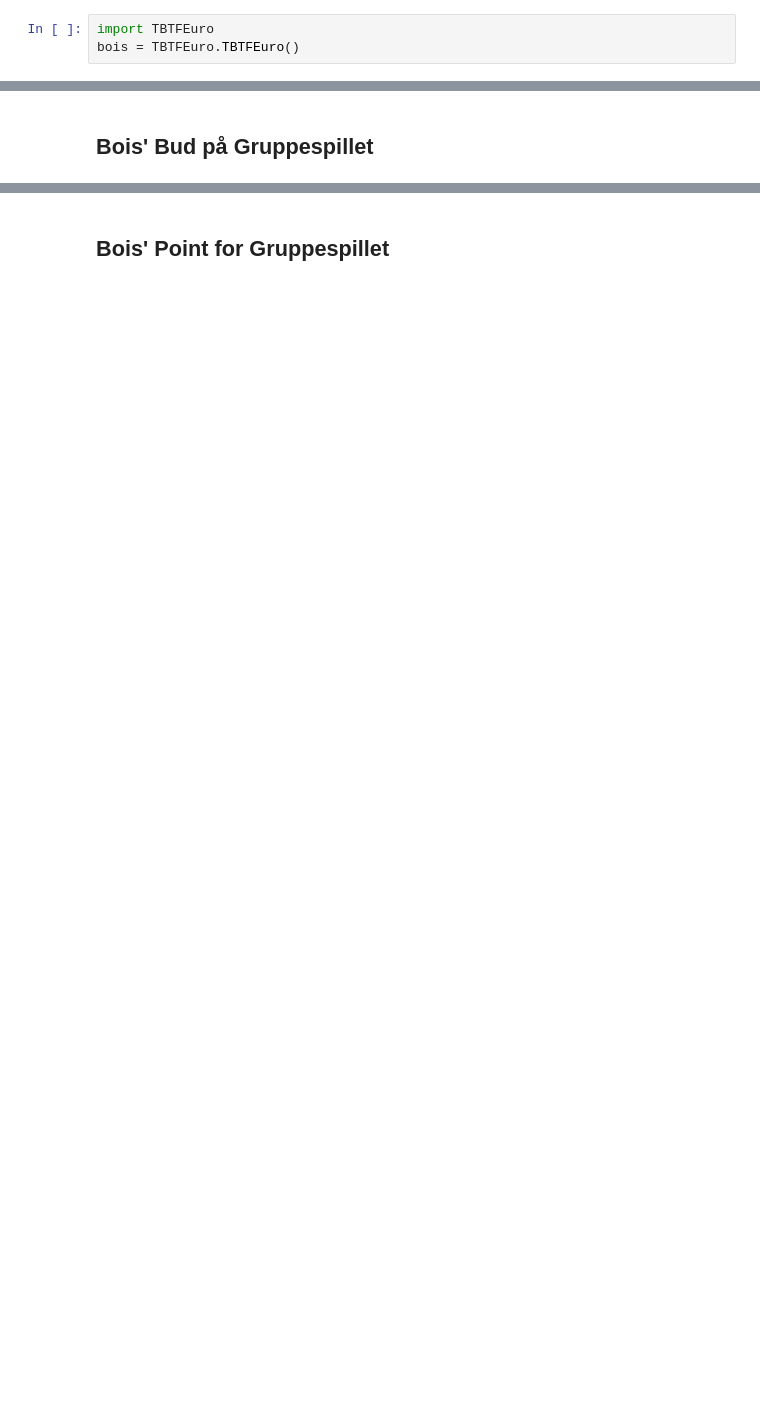
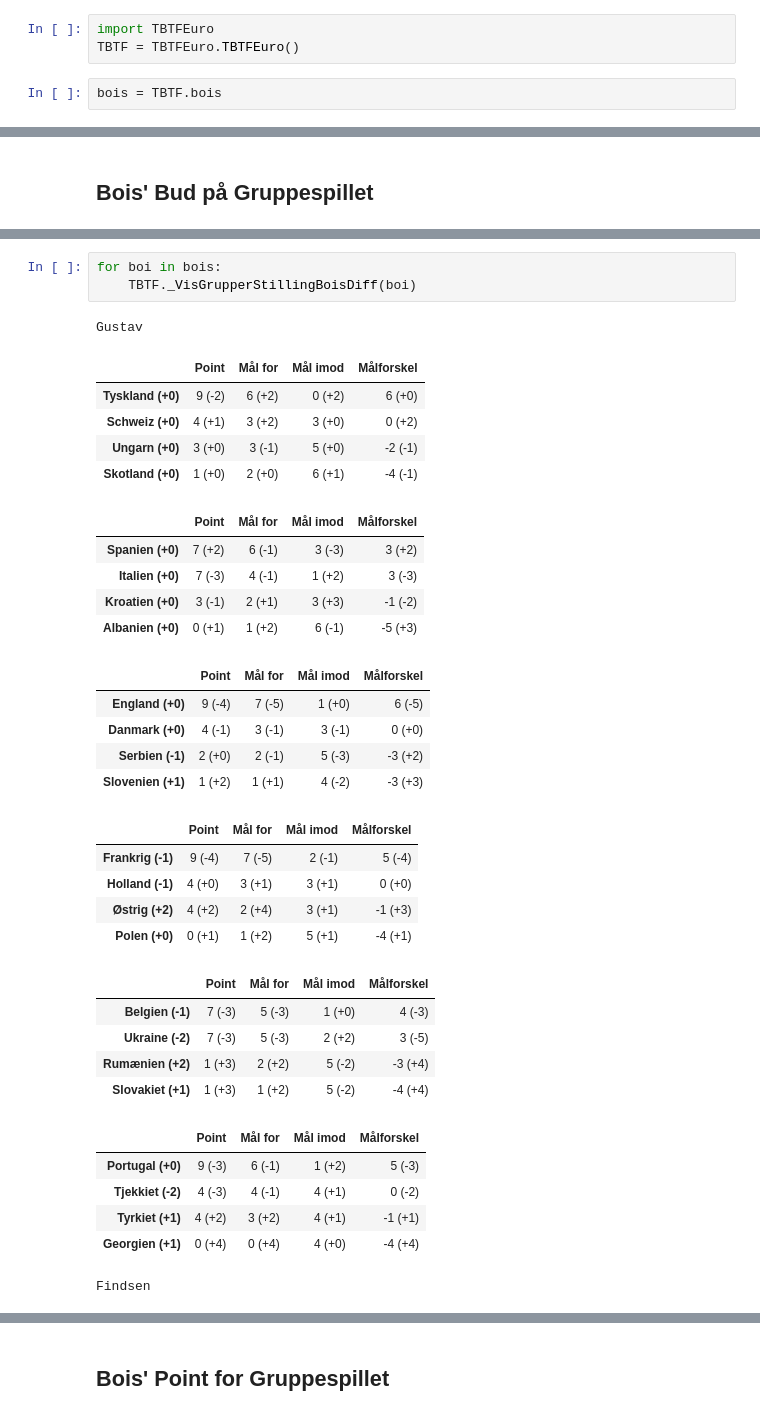
Before and after one commit to GustavRugaard/TBTFEuro, a Jupyter notebook: TBTFEuro.ipynb, the cells around one changed output, grey strips where cells are left out. Saved outputs shown, nothing was run; the diff lists cells and outputs as text; blank space fills up the shorter version.

```diff
--- a/TBTFEuro.ipynb
+++ b/TBTFEuro.ipynb
@@ -2,7 +2,9 @@
 # Too Big to Fail Goes to the Euros 2024
 # %%
 import TBTFEuro
-bois = TBTFEuro.TBTFEuro()
+TBTF = TBTFEuro.TBTFEuro()
+# %%
+bois = TBTF.bois
 # %% [markdown]
 ## Realiseret Gruppespil
 # %%
@@ -13,0 +18,36 @@ bois._VisGrupperStilling()
+# %%
+for boi in bois:
+    TBTF._VisGrupperStillingBoisDiff(boi)
+# %% [output]
+Gustav
+|  | Point | Mål for | Mål imod | Målforskel |
+| Tyskland (+0) | 9 (-2) | 6 (+2) | 0 (+2) | 6 (+0) |
+| Schweiz (+0) | 4 (+1) | 3 (+2) | 3 (+0) | 0 (+2) |
+| Ungarn (+0) | 3 (+0) | 3 (-1) | 5 (+0) | -2 (-1) |
+| Skotland (+0) | 1 (+0) | 2 (+0) | 6 (+1) | -4 (-1) |
+|  | Point | Mål for | Mål imod | Målforskel |
+| Spanien (+0) | 7 (+2) | 6 (-1) | 3 (-3) | 3 (+2) |
+| Italien (+0) | 7 (-3) | 4 (-1) | 1 (+2) | 3 (-3) |
+| Kroatien (+0) | 3 (-1) | 2 (+1) | 3 (+3) | -1 (-2) |
+| Albanien (+0) | 0 (+1) | 1 (+2) | 6 (-1) | -5 (+3) |
+|  | Point | Mål for | Mål imod | Målforskel |
+| England (+0) | 9 (-4) | 7 (-5) | 1 (+0) | 6 (-5) |
+| Danmark (+0) | 4 (-1) | 3 (-1) | 3 (-1) | 0 (+0) |
+| Serbien (-1) | 2 (+0) | 2 (-1) | 5 (-3) | -3 (+2) |
+| Slovenien (+1) | 1 (+2) | 1 (+1) | 4 (-2) | -3 (+3) |
+|  | Point | Mål for | Mål imod | Målforskel |
+| Frankrig (-1) | 9 (-4) | 7 (-5) | 2 (-1) | 5 (-4) |
+| Holland (-1) | 4 (+0) | 3 (+1) | 3 (+1) | 0 (+0) |
+| Østrig (+2) | 4 (+2) | 2 (+4) | 3 (+1) | -1 (+3) |
+| Polen (+0) | 0 (+1) | 1 (+2) | 5 (+1) | -4 (+1) |
+|  | Point | Mål for | Mål imod | Målforskel |
+| Belgien (-1) | 7 (-3) | 5 (-3) | 1 (+0) | 4 (-3) |
+| Ukraine (-2) | 7 (-3) | 5 (-3) | 2 (+2) | 3 (-5) |
+| Rumænien (+2) | 1 (+3) | 2 (+2) | 5 (-2) | -3 (+4) |
+| Slovakiet (+1) | 1 (+3) | 1 (+2) | 5 (-2) | -4 (+4) |
+|  | Point | Mål for | Mål imod | Målforskel |
+| Portugal (+0) | 9 (-3) | 6 (-1) | 1 (+2) | 5 (-3) |
+| Tjekkiet (-2) | 4 (-3) | 4 (-1) | 4 (+1) | 0 (-2) |
+| Tyrkiet (+1) | 4 (+2) | 3 (+2) | 4 (+1) | -1 (+1) |
+| Georgien (+1) | 0 (+4) | 0 (+4) | 4 (+0) | -4 (+4) |
+Findsen
```
Also changed, not shown: parts of 6 cells of this notebook, 1 other file.
